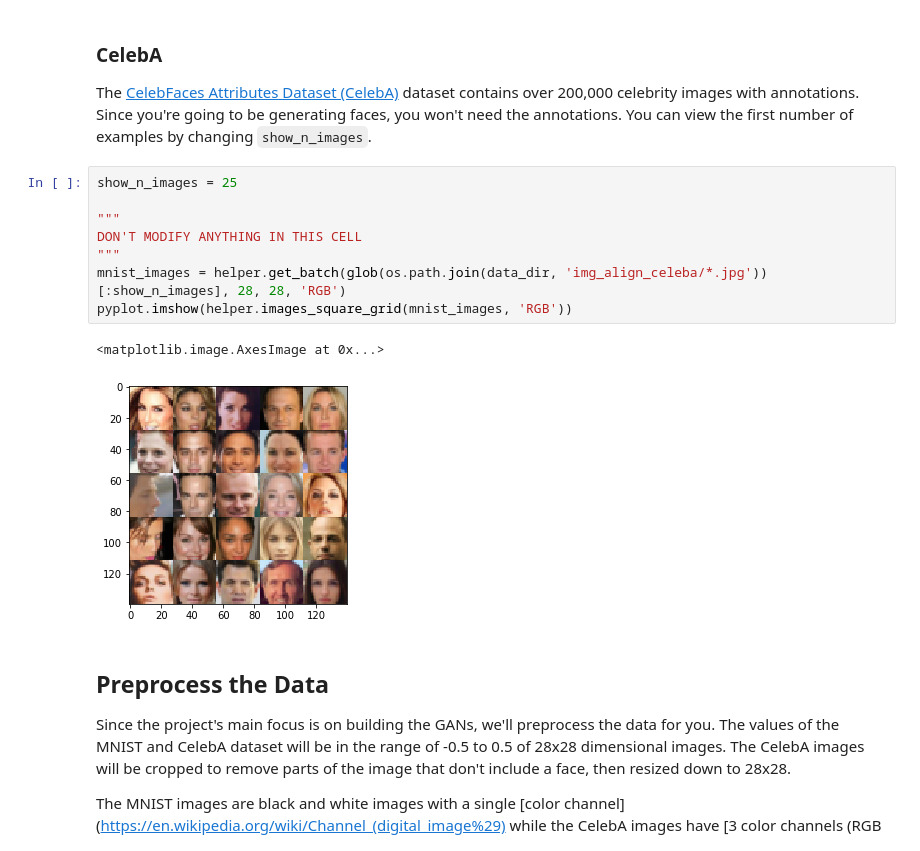
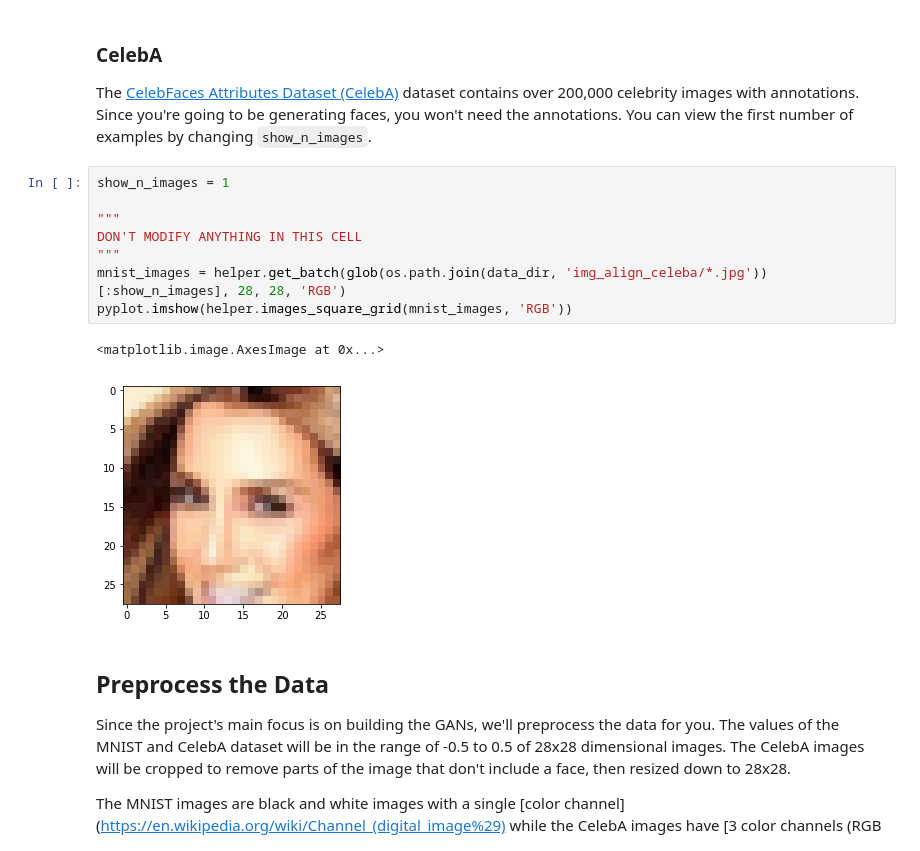
Before and after one commit to usmcamp0811/DeepLearning_NanoDegree_Projects, a Jupyter notebook: Project_5/dlnd_face_generation.ipynb, the cells around one changed output. Cells and saved outputs as stored; diff of their text form.

```diff
--- a/Project_5/dlnd_face_generation.ipynb
+++ b/Project_5/dlnd_face_generation.ipynb
@@ -50,16 +50,16 @@ pyplot.imshow(helper.images_square_grid(mnist_images, 'L'), cmap='gray')
 ### CelebA
 The [CelebFaces Attributes Dataset (CelebA)](http://mmlab.ie.cuhk.edu.hk/projects/CelebA.html) dataset contains over 200,000 celebrity images with annotations.  Since you're going to be generating faces, you won't need the annotations.  You can view the first number of examples by changing `show_n_images`.
 # %%
-show_n_images = 25
+show_n_images = 1
 
 """
 DON'T MODIFY ANYTHING IN THIS CELL
 """
 mnist_images = helper.get_batch(glob(os.path.join(data_dir, 'img_align_celeba/*.jpg'))[:show_n_images], 28, 28, 'RGB')
 pyplot.imshow(helper.images_square_grid(mnist_images, 'RGB'))
 # %% [output]
 <matplotlib.image.AxesImage at 0x...>
-[figure, old version]
+[figure, new version]
 # %% [markdown]
 ## Preprocess the Data
 Since the project's main focus is on building the GANs, we'll preprocess the data for you.  The values of the MNIST and CelebA dataset will be in the range of -0.5 to 0.5 of 28x28 dimensional images.  The CelebA images will be cropped to remove parts of the image that don't include a face, then resized down to 28x28.
```
Also changed, not shown: parts of 2 cells of this notebook, 1 other file.
